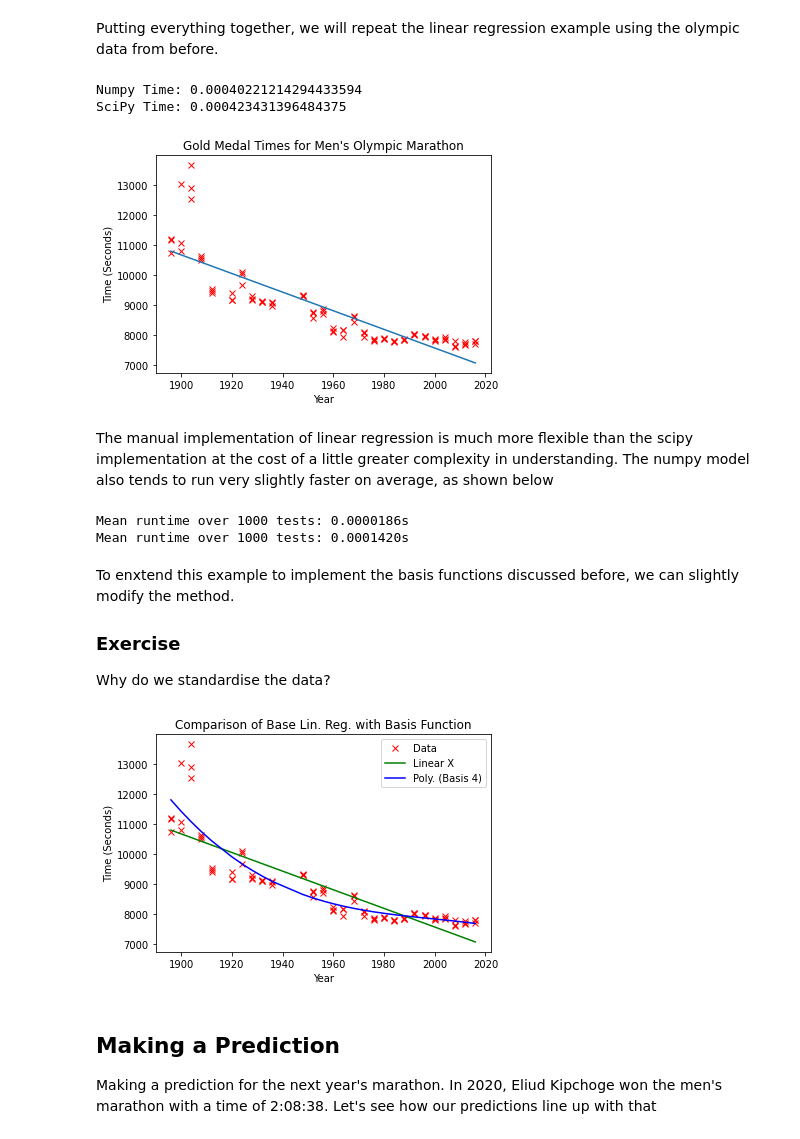
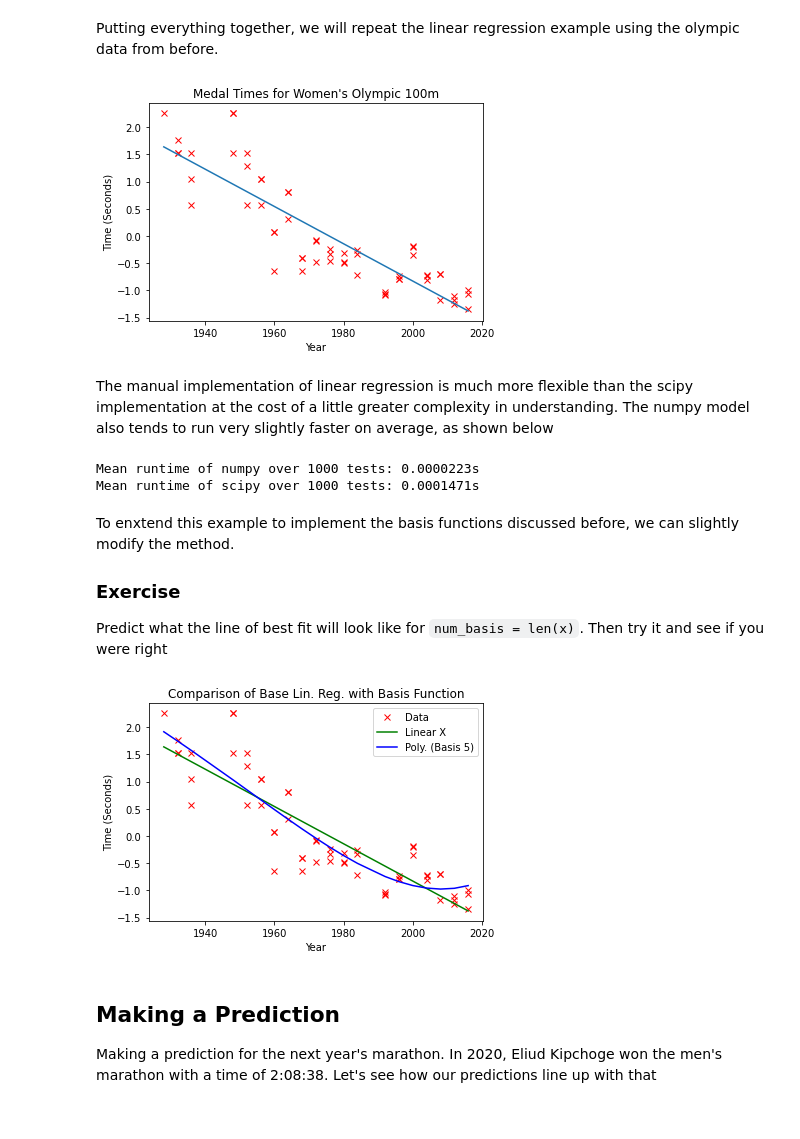
Before and after one commit to wrmthorne/SWiCS-WIE-Advanced-Python-Worksheets, a Jupyter notebook: linear_regression_notebook.ipynb, the cells around one changed output. Saved outputs shown, nothing was run; the diff lists cells and outputs as text; code cells hidden in the pictures.

Commit message:
Added linear regression exercise

```diff
--- a/linear_regression_notebook.ipynb
+++ b/linear_regression_notebook.ipynb
@@ -150,0 +164,18 @@ plt.plot(x, y_lin, 'g')
+# %%
+# Example answer
+data = df[['Year', 'Result']].loc[df.Event == '100M Women'].sort_values(by=['Year']).mask(df.eq('None')).dropna()
+
+x = np.array(data.Year.values).astype(float)
+y = np.array(data.Result.values).astype(float)
+
+slope, intercept, _, _, _ = stats.linregress(x, y)
+
+y_lin = slope * x + intercept
+
+plt.plot(x, y, 'rx', label='Data')
+plt.plot(x, y_lin, 'g-', label='Linear')
+plt.title('Medal Times for Women\'s Olympic 100m')
+plt.xlabel('Year')
+plt.ylabel('Time (Seconds)')
+plt.legend()
+plt.show()
@@ -201,7 +234,7 @@ As a bonus, allow the function to take a parameter to control the number of poly
 # %%
 def polynomial(x, num_basis=4):
     x = x.reshape(-1, 1)
-    phi = np.zeros((x.size, num_basis))
+    phi = np.zeros((x.shape[0], num_basis))
     for i in range(num_basis):
         phi[:, i:i+1] = x**i
     return phi
@@ -209,7 +242,3 @@ def polynomial(x, num_basis=4):
 #print(polynomial(x))
 # %% [markdown]
 ## Plot New Line of Best Fit
-# %%
-from scipy.optimize import curve_fit
-
-curve_fit(polynomial, x, y)
@@ -396,8 +425,9 @@ Putting everything together, we will repeat the linear regression example using
 # %%
 # Assign x and y and shape them into a column vector
 x = np.array(data.Year.values).reshape(-1, 1).astype(float)
-y = np.array(results_transformed.values).reshape(-1, 1).astype(float)
-
+y = np.array(data.Result.values).reshape(-1, 1).astype(float)
+y -= y.mean()
+y /= y.std()
 
 # Create design matrix
 X = np.hstack((np.ones_like(x), x))
@@ -405,19 +435,15 @@ X = np.hstack((np.ones_like(x), x))
 # Solve system of equations
 w = np.linalg.solve(np.dot(X.T, X), np.dot(X.T, y))
 
-
-
 # Plot data and line of best fit
 plt.plot(x, y, 'rx')
 plt.plot(x, np.dot(X, w))
-plt.title('Gold Medal Times for Men\'s Olympic Marathon')
+plt.title('Medal Times for Women\'s Olympic 100m')
 plt.xlabel('Year')
 plt.ylabel('Time (Seconds)')
 plt.show()
 # %% [output]
-Numpy Time: 0.00040221214294433594
-SciPy Time: 0.000423431396484375
-[figure, old version]
+[figure, new version]
 # %% [markdown]
 The manual implementation of linear regression is much more flexible than the scipy implementation at the cost of a little greater complexity in understanding. The numpy model also tends to run very slightly faster on average, as shown below
 # %%
@@ -431,7 +457,7 @@ for i in range(num_tests):
     w = np.linalg.solve(np.dot(X.T, X), np.dot(X.T, y))
     numpy_times.append(time.time() - start_time)
 
-print(f'Mean runtime over {num_tests} tests: {np.mean(numpy_times):.7f}s')
+print(f'Mean runtime of numpy over {num_tests} tests: {np.mean(numpy_times):.7f}s')
 
 # Reshape x and y to fit scipy requirements
 x_scipi = x.reshape(-1)
@@ -443,44 +469,44 @@ for i in range(num_tests):
     slope, intercept, r_value, p_value, std_err = stats.linregress(x_scipi, y_scipi)
     scipy_times.append(time.time() - start_time)
 
-print(f'Mean runtime over {num_tests} tests: {np.mean(scipy_times):.7f}s')
+print(f'Mean runtime of scipy over {num_tests} tests: {np.mean(scipy_times):.7f}s')
 # %% [output]
-Mean runtime over 1000 tests: 0.0000186s
-Mean runtime over 1000 tests: 0.0001420s
+Mean runtime of numpy over 1000 tests: 0.0000223s
+Mean runtime of scipy over 1000 tests: 0.0001471s
 # %% [markdown]
 To enxtend this example to implement the basis functions discussed before, we can slightly modify the method.
 
 ### Exercise
 
-Why do we standardise the data?
+Predict what the line of best fit will look like for `num_basis = len(x)`. Then try it and see if you were right
 # %%
 def polynomial(x, num_basis=4, data_limits=[-1., 1.]):
     # Standardise input
     centre = np.mean(data_limits)
     span = np.ptp(data_limits)    # Get min and max values in an array
     z = x - centre
     z = 2*z/span
 
     # Calculate Phi(x) function
     Phi = np.zeros((x.shape[0], num_basis))
     for i in range(num_basis):
         Phi[:, i:i+1] = x**i
     return Phi
 
-num_basis = 4
+num_basis = 5
 Phi = polynomial(x, num_basis=num_basis, data_limits=[min(x), max(x)])
 w_poly = np.linalg.solve(np.dot(Phi.T, Phi), np.dot(Phi.T, y))
 
 plt.plot(x, y, 'rx', label='Data')
 plt.plot(x, np.dot(X, w), 'g-', label='Linear X')
 plt.plot(x, np.dot(Phi, w_poly), 'b-', label=f'Poly. (Basis {num_basis})')
 plt.title('Comparison of Base Lin. Reg. with Basis Function')
 plt.ylabel('Time (Seconds)')
 plt.xlabel('Year')
 plt.legend()
 plt.show()
 # %% [output]
-[figure, old version]
+[figure, new version]
 # %% [markdown]
 ## Making a Prediction
 
```
Also changed, not shown: parts of 20 cells of this notebook.
